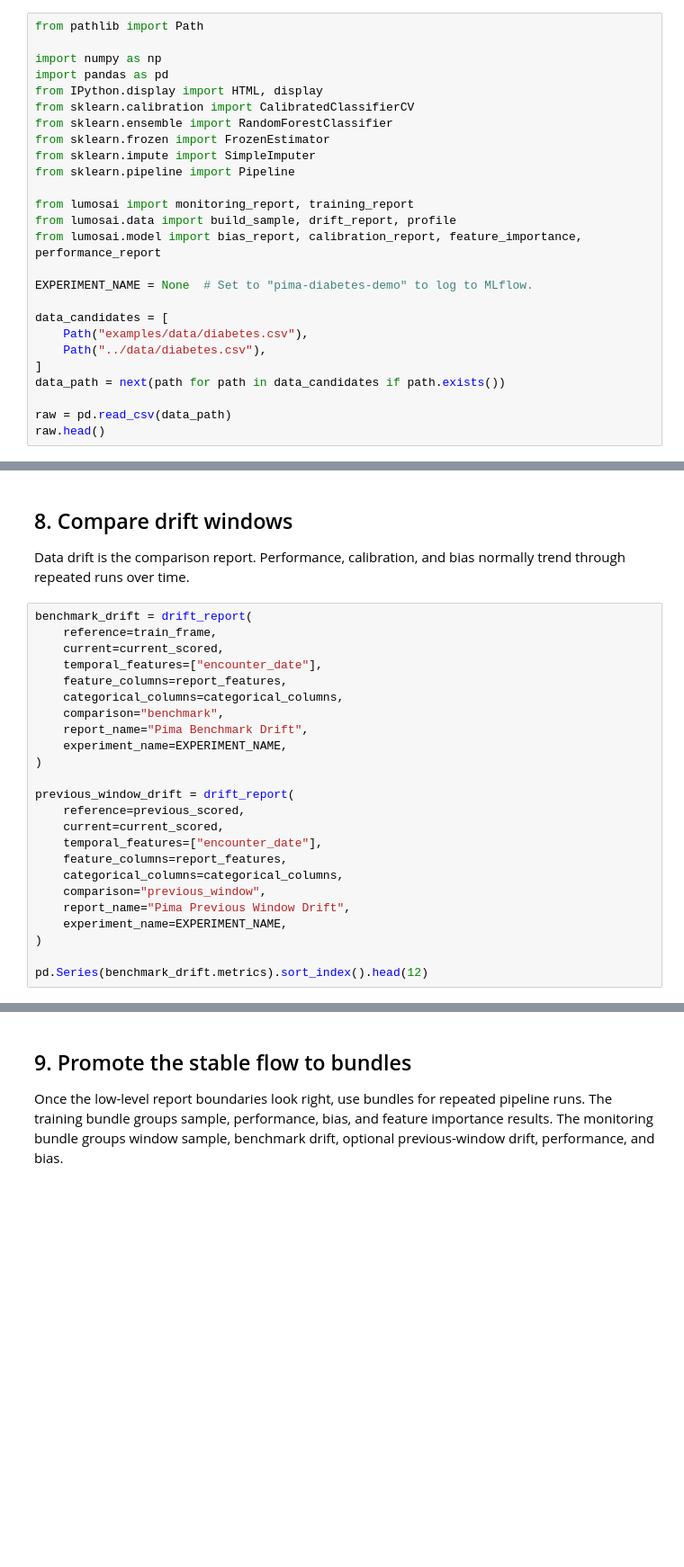
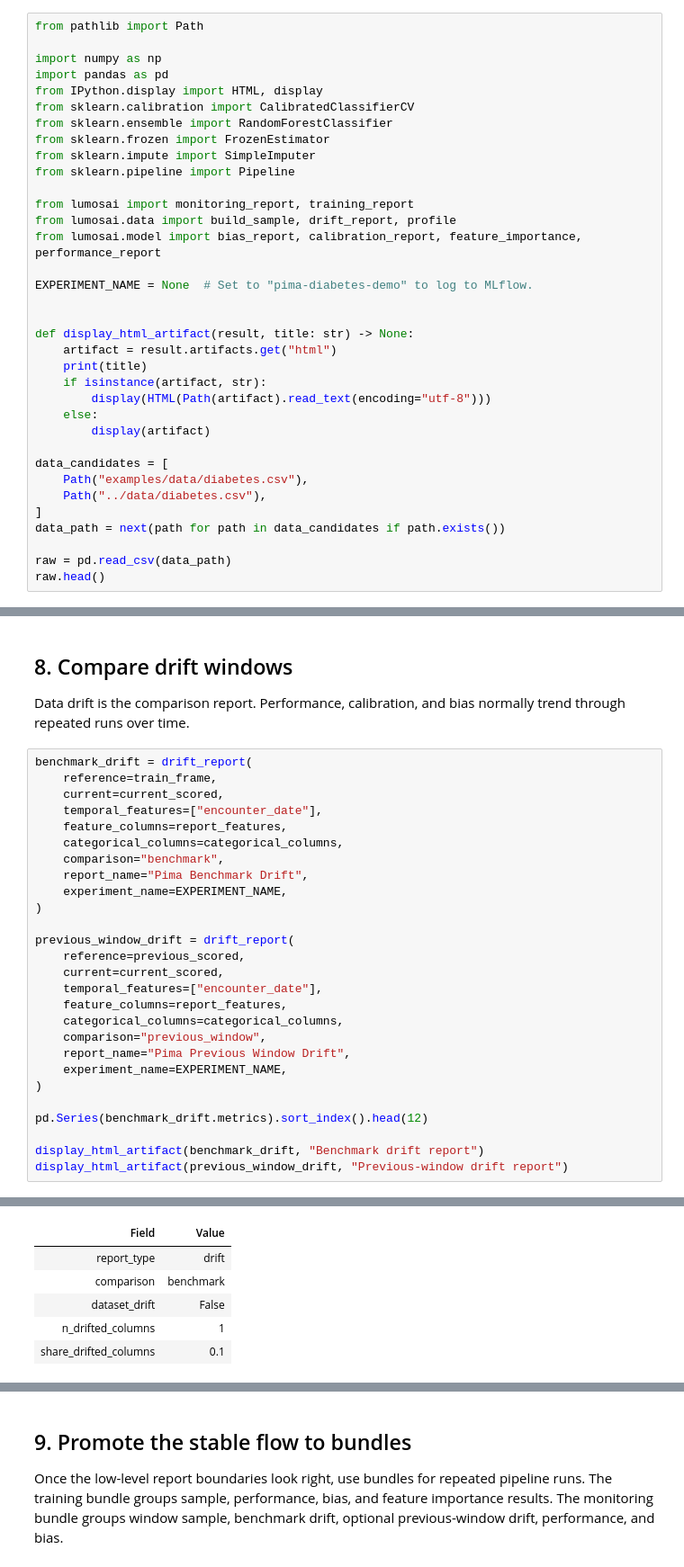
Before and after one commit to rmenziejr/lumos-ai, a Jupyter notebook: examples/notebooks/pima_diabetes_walkthrough.ipynb, the cells around one changed output, grey strips where cells are left out. Shown at 90% size. Drawn from its saved outputs; the diff is of its cells as text; blank space fills up the shorter version.

Commit message:
Add default report plot artifacts

```diff
--- a/examples/notebooks/pima_diabetes_walkthrough.ipynb
+++ b/examples/notebooks/pima_diabetes_walkthrough.ipynb
@@ -26,6 +26,15 @@ from lumosai.model import bias_report, calibration_report, feature_importance, p
 
 EXPERIMENT_NAME = None  # Set to "pima-diabetes-demo" to log to MLflow.
 
+
+def display_html_artifact(result, title: str) -> None:
+    artifact = result.artifacts.get("html")
+    print(title)
+    if isinstance(artifact, str):
+        display(HTML(Path(artifact).read_text(encoding="utf-8")))
+    else:
+        display(artifact)
+
 data_candidates = [
     Path("examples/data/diabetes.csv"),
     Path("../data/diabetes.csv"),
@@ -393,4 +390,7 @@ previous_window_drift = drift_report(
 )
 
 pd.Series(benchmark_drift.metrics).sort_index().head(12)
+
+display_html_artifact(benchmark_drift, "Benchmark drift report")
+display_html_artifact(previous_window_drift, "Previous-window drift report")
 # %% [output]
@@ -399,0 +400,6 @@ dtype: float64
+| Field | Value |
+| report_type | drift |
+| comparison | benchmark |
+| dataset_drift | False |
+| n_drifted_columns | 1 |
+| share_drifted_columns | 0.1 |
```
Also changed, not shown: parts of 5 cells of this notebook, 10 other files.
